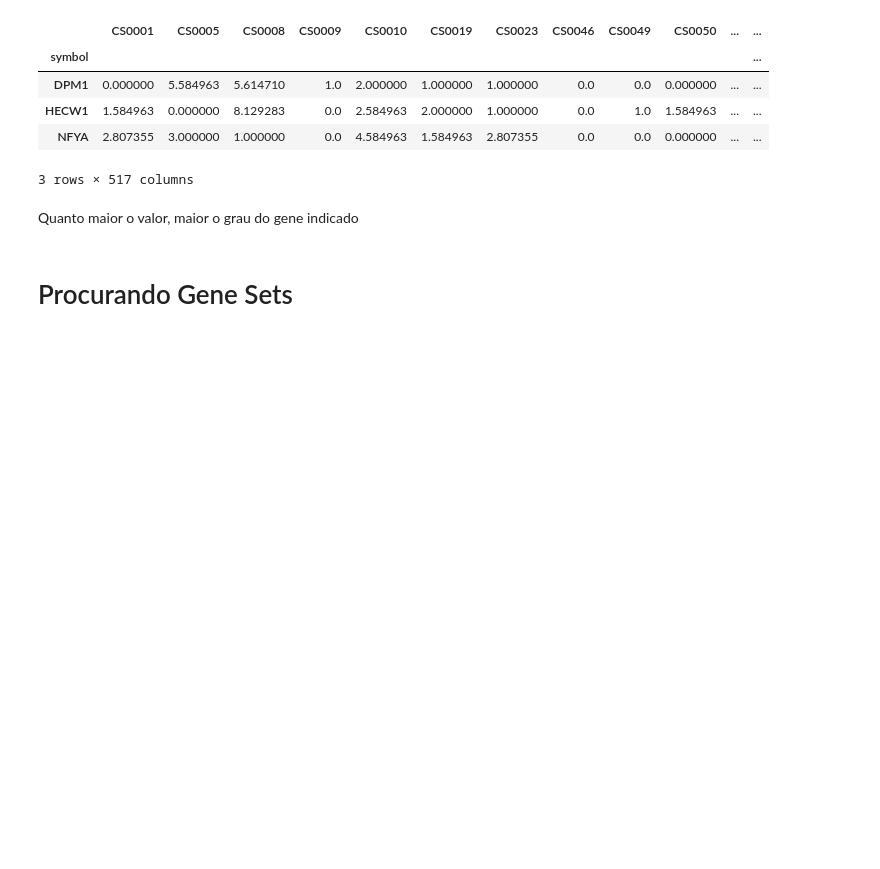
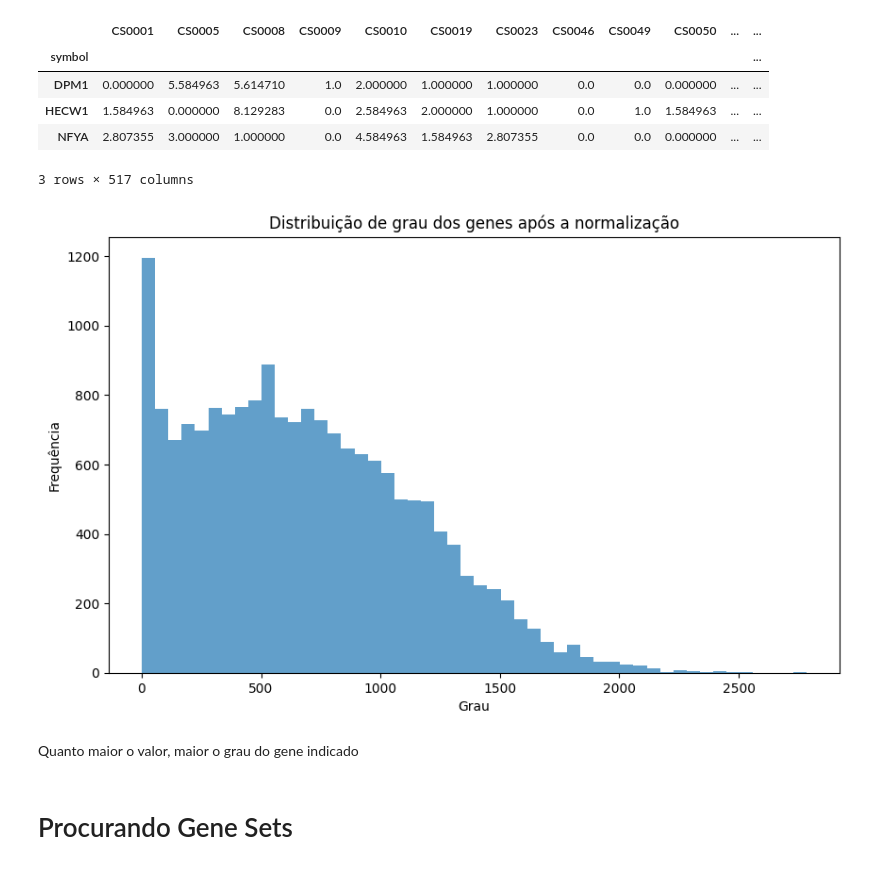
Before and after one commit to MCBLab/sd_nets, a Jupyter notebook: UCell/SSN.ipynb, the cells around one changed output. Cells and saved outputs as stored; diff of their text form; code cells hidden in the pictures; blank space fills up the shorter version.

```diff
--- a/UCell/SSN.ipynb
+++ b/UCell/SSN.ipynb
@@ -127,6 +130,18 @@ gene_degree.head(3)
 | HECW1 | 1.584963 | 0.000000 | 8.129283 | 0.0 | 2.584963 | 2.000000 | 1.000000 | 0.0 | 1.0 | 1.584963 | ... | ... |
 | NFYA | 2.807355 | 3.000000 | 1.000000 | 0.0 | 4.584963 | 1.584963 | 2.807355 | 0.0 | 0.0 | 0.000000 | ... | ... |
 3 rows × 517 columns
+# %%
+degree = gene_degree.sum(axis=1)
+
+plt.figure(figsize=(10, 6))
+
+plt.hist(degree, bins=50, alpha=0.7)
+plt.title("Distribuição de grau dos genes após a normalização")
+plt.xlabel("Grau")
+plt.ylabel("Frequência")
+plt.show()
+# %% [output]
+[figure, added]
 # %% [markdown]
 Quanto maior o valor, maior o grau do gene indicado
 # %% [markdown]
```
Also changed, not shown: parts of 7 cells of this notebook, 1 other file.
